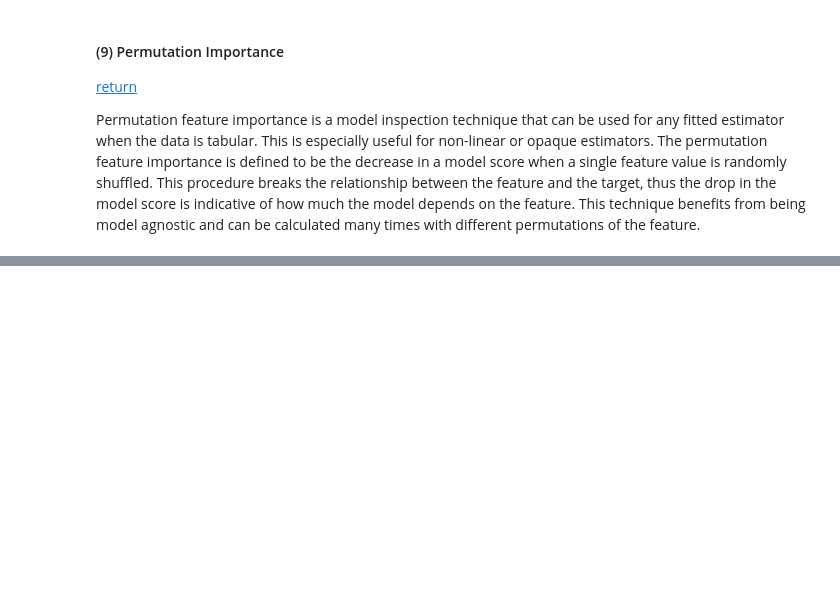
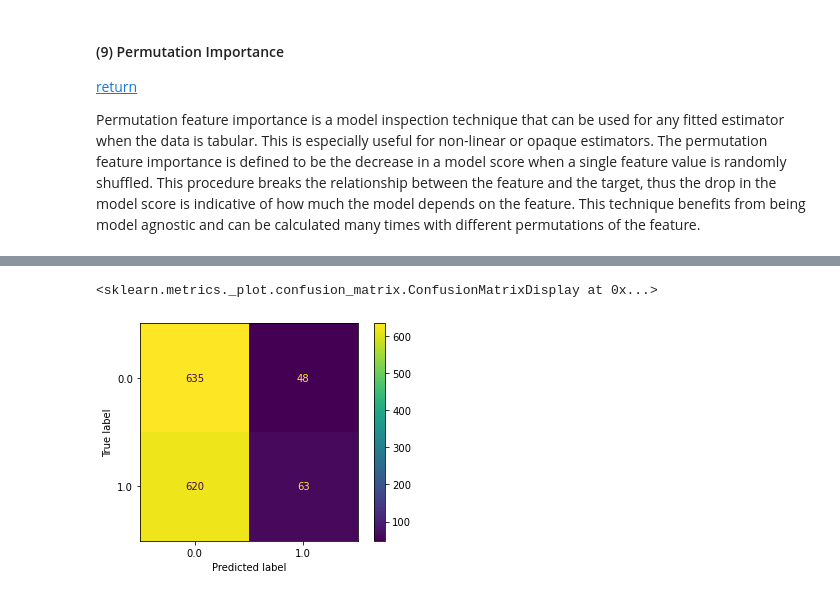
Before and after one commit to PingHe-Stan/Sickkids_ML, a Jupyter notebook: notebooks/CHILD_ml_pipeline.ipynb, the cells around one changed output, grey strips where cells are left out. Cells and saved outputs as stored; diff of their text form; code cells hidden in the pictures; blank space fills up the shorter version.

Commit message:
pipeline created

```diff
--- a/notebooks/CHILD_ml_pipeline.ipynb
+++ b/notebooks/CHILD_ml_pipeline.ipynb
@@ -746,0 +846,4 @@ df_shrunk[df_shrunk.Home_Furry_Pets_6m.isna()][
+# %%
+X_train, X_test, y_train, y_test = train_test_split(
+    X, y, test_size=0.33, stratify=y, random_state=1022
+)
@@ -746,0 +856,11 @@ df_shrunk[df_shrunk.Home_Furry_Pets_6m.isna()][
+# %%
+# import imblearn
+from imblearn.over_sampling import RandomOverSampler
+
+# define oversampling strategy
+oversample = RandomOverSampler(sampling_strategy="minority")
+# fit and apply the transform
+X_over, y_over = oversample.fit_resample(X_train, y_train)
+
+y_over.value_counts()
+X_over_test, y_over_test = oversample.fit_resample(X_test, y_test)
@@ -746,0 +872,15 @@ df_shrunk[df_shrunk.Home_Furry_Pets_6m.isna()][
+# %%
+# Step Two: Scaling, Feature Selection, Modelling
+ml_pipeline = Pipeline(
+    steps=[
+        #        ("preprocess", preprocessor),
+        ("scaling", MinMaxScaler()),
+        ("chi2select", SelectPercentile(score_func=chi2, percentile=80)),
+        (
+            "rfc",
+            RandomForestClassifier(
+                n_estimators=200, min_samples_split=4, max_features=0.8, max_samples=0.8
+            ),
+        ),
+    ]
+)
@@ -746,0 +913,2 @@ df_shrunk[df_shrunk.Home_Furry_Pets_6m.isna()][
+# %%
+ml_pipeline.fit(X_over, y_over)
@@ -746,0 +932,5 @@ df_shrunk[df_shrunk.Home_Furry_Pets_6m.isna()][
+# %%
+plot_confusion_matrix(ml_pipeline, X_over_test, y_over_test)
+# %% [output]
+<sklearn.metrics._plot.confusion_matrix.ConfusionMatrixDisplay at 0x...>
+[figure, added]
```
Also changed, not shown: parts of 70 cells of this notebook.
